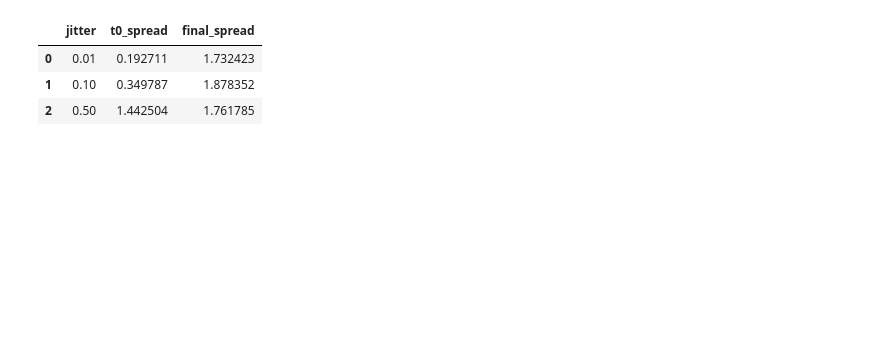
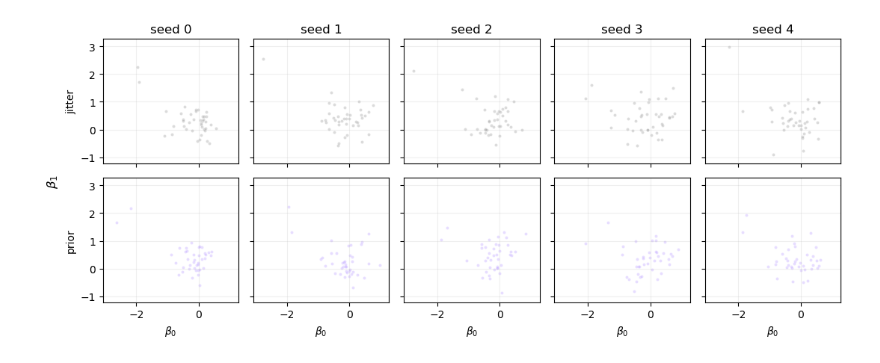
Before and after one commit to pymc-devs/pymc-prop, a Jupyter notebook: examples/init_sensitivity_penguins.ipynb, the cells around one changed output. Cells and saved outputs as stored; diff of their text form; code cells hidden in the pictures; blank space fills up the shorter version.

```diff
--- a/examples/init_sensitivity_penguins.ipynb
+++ b/examples/init_sensitivity_penguins.ipynb
@@ -271,13 +255,35 @@ plt.show()
 # %%
-jitter_sens = (
-    summary[summary["init"] == "jitter"]
-    .groupby("jitter", as_index=False)[["t0_spread", "final_spread"]]
-    .mean()
-    .sort_values("jitter")
-)
-jitter_sens
+# final (beta_0, beta_1) clouds: rows = init, columns = seed
+fig, axes = plt.subplots(2, len(SEEDS), figsize=(2.2 * len(SEEDS), 4.5), sharex=True, sharey=True)
+all_pts = np.vstack([
+    record_for(init, seed=seed)["final"][:, :2]
+    for init in INIT_CHOICES
+    for seed in SEEDS
+])
+xlim, ylim = beta_limits([all_pts], pad=0.3)
+for row, init in enumerate(INIT_CHOICES):
+    for col, seed in enumerate(SEEDS):
+        ax = axes[row, col]
+        pts = record_for(init, seed=seed)["final"][:, :2]
+        sns.scatterplot(
+            x=pts[:, 0],
+            y=pts[:, 1],
+            s=8,
+            alpha=0.35,
+            color=INIT_COLORS[init],
+            legend=False,
+            ax=ax,
+        )
+        ax.set(xlim=xlim, ylim=ylim)
+        if row == 0:
+            ax.set_title(f"seed {seed}")
+        if col == 0:
+            ax.set_ylabel(init)
+        if row == 1:
+            ax.set_xlabel(r"$\beta_0$")
+        ax.grid(alpha=0.2)
+fig.supylabel(r"$\beta_1$", x=0.02)
+plt.tight_layout()
+plt.show()
 # %% [output]
-|  | jitter | t0_spread | final_spread |
-| 0 | 0.01 | 0.192711 | 1.732423 |
-| 1 | 0.10 | 0.349787 | 1.878352 |
-| 2 | 0.50 | 1.442504 | 1.761785 |
+[figure, added]
```
Also changed, not shown: parts of 18 cells of this notebook, 1 other file.
